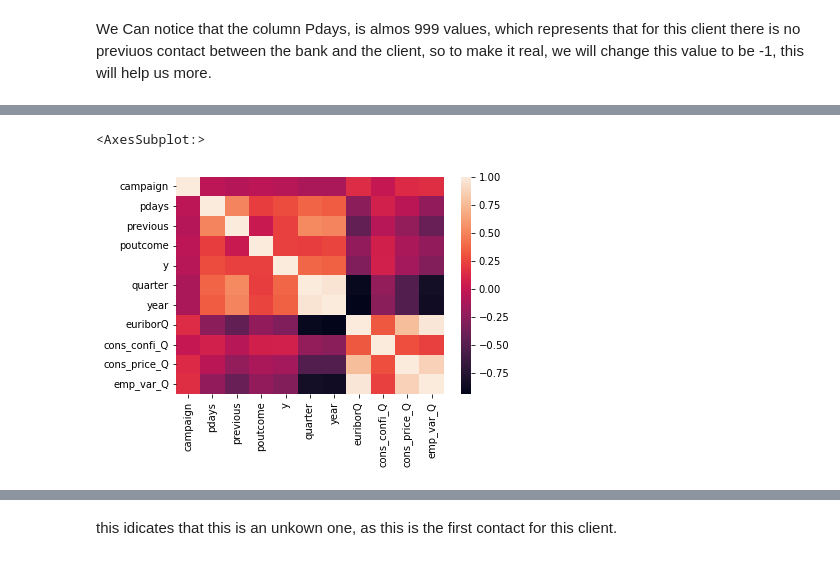
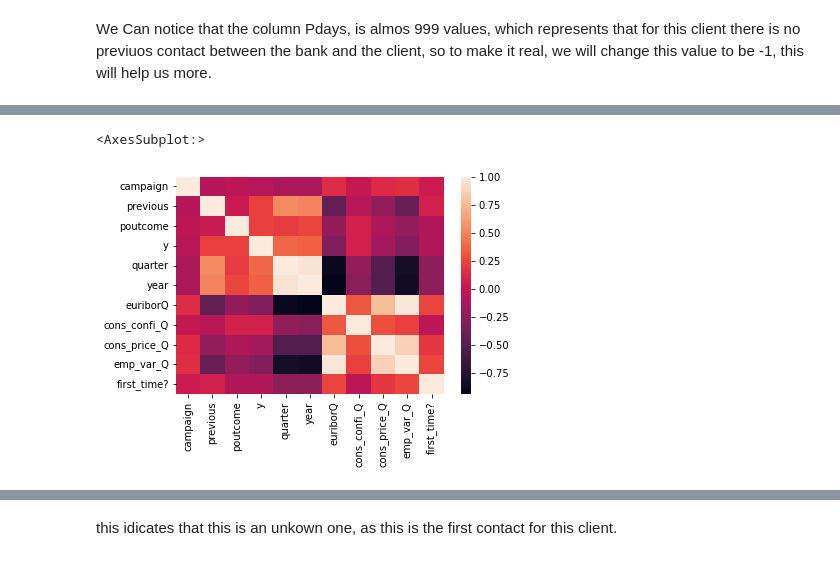
Before and after one commit to TarekMohamed1999/bank_marketing, a Jupyter notebook: preprocessing_tarek.ipynb, the cells around one changed output, grey strips where cells are left out. Saved outputs shown, nothing was run; the diff lists cells and outputs as text; code cells hidden in the pictures.

```diff
--- a/preprocessing_tarek.ipynb
+++ b/preprocessing_tarek.ipynb
@@ -444,0 +468,8 @@ df_poutcom.head()
+# %%
+def if_first_time(pdays):
+    if pdays == 999:
+        return 1
+    else:
+        return 0
+# %%
+df1["first_time?"] = df1["pdays"].apply(if_first_time)
@@ -710,0 +796,2 @@ Finally our data is empty from the NaN Values.
+# %%
+df_imputed1 = df_imputed.merge(df1["first_time?"], left_index=True, right_index = True)
@@ -724,3 +804,5 @@ So this is more resonable
+# %%
+df_imputed1 = df_imputed1.drop(columns = ["pdays"])
 # %%
 total_correlation
 # %% [output]
@@ -739,6 +824,6 @@ total_correlation
 # %%
-total_correlation = df_imputed.corr()
+total_correlation = df_imputed1.corr()
 sns.heatmap(total_correlation)
 # %% [output]
 <AxesSubplot:>
-[figure, old version]
+[figure, new version]
```
Also changed, not shown: parts of 44 cells of this notebook, 1 other file.
